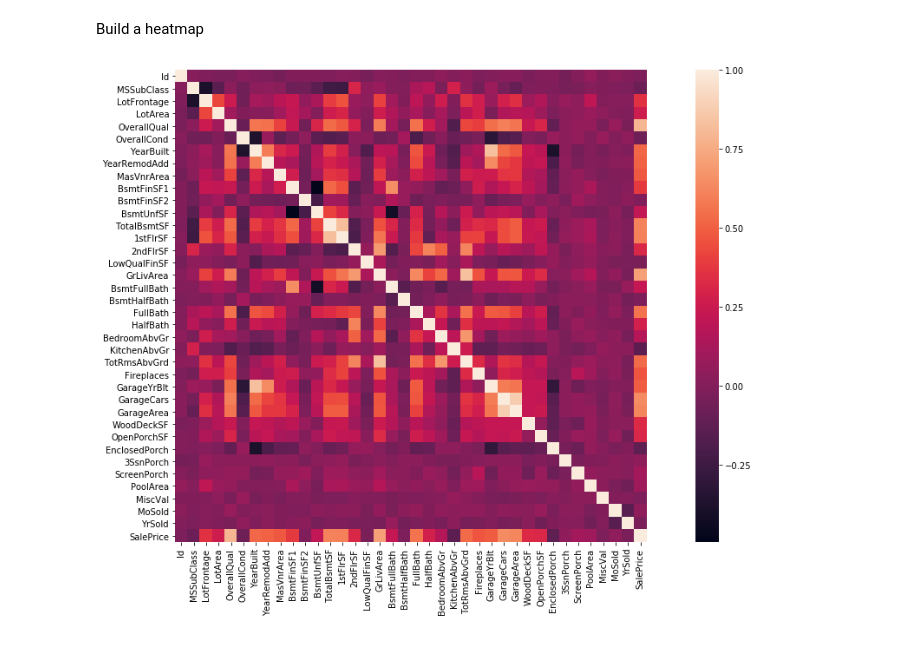
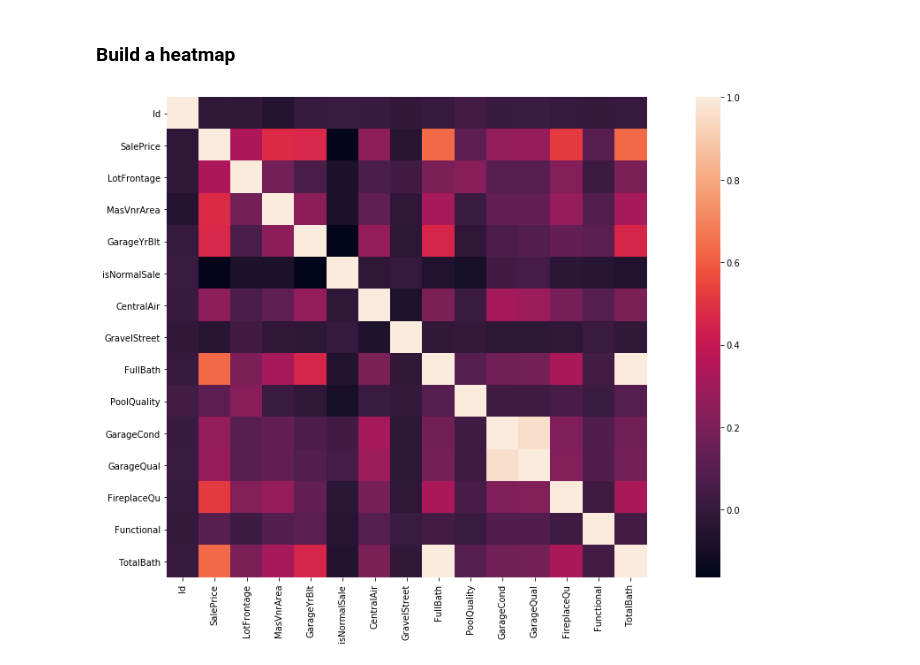
Before and after one commit to mahmoudheshmat/learn-datascience, a Jupyter notebook: Unit2/1-Prepdata/2.1.8_prep_dataset.ipynb, the cells around one changed output. Drawn from its saved outputs; the diff is of its cells as text; code cells hidden in the pictures.

```diff
--- a/Unit2/1-Prepdata/2.1.8_prep_dataset.ipynb
+++ b/Unit2/1-Prepdata/2.1.8_prep_dataset.ipynb
@@ -70,0 +182,2 @@ plt.show()
+# %%
+train_mod['GravelStreet'] = train['Street'].map({'Grvl':1}).fillna(0)
@@ -70,0 +187,7 @@ plt.show()
+# %%
+# changing rankings to numerical system
+train_mod['PoolQuality'] = train['PoolQC'].map({'Fa':1, 'TA':2, 'Gd':3, 'Ex':4}).fillna(0)
+train_mod['GarageCond'] = train['GarageCond'].map({'Po':1, 'Fa':2, 'TA':3, 'Gd':4, 'Ex':5}).fillna(0)
+train_mod['GarageQual'] = train['GarageQual'].map({'Po':1, 'Fa':2, 'TA':3, 'Gd':4, 'Ex':5}).fillna(0)
+train_mod['FireplaceQu'] = train['FireplaceQu'].map({'Po':1, 'Fa':2, 'TA':3, 'Gd':4, 'Ex':5}).fillna(0)
+train_mod['Functional'] = train['Functional'].map({'Sal':0, 'Sev':1, 'Maj2':2, 'Maj1':3, 'Mod':4, 'Min2':5, 'Min1':6, 'Typ':7})
@@ -70,0 +211,4 @@ plt.show()
+# %%
+train_mod['TotalBath'] = train['BsmtFullBath'] + 0.5* train['BsmtHalfBath'] + train['FullBath'] + 0.5* train['HalfBath']
+# %%
+train_mod['SalePrice'] = train['SalePrice']
@@ -71,10 +227,9 @@ plt.show()
 # %% [markdown]
-Build a heatmap
+### Build a heatmap
 # %%
-correlation_matrix = train.corr()
-
+correlation_matrix = train_mod.corr()
 plt.subplots(figsize=(20,10))
 sns.heatmap(correlation_matrix, square=True)
 plt.show()
 # %% [output]
-[figure, old version]
+[figure, new version]
```
Also changed, not shown: parts of 41 cells of this notebook.
